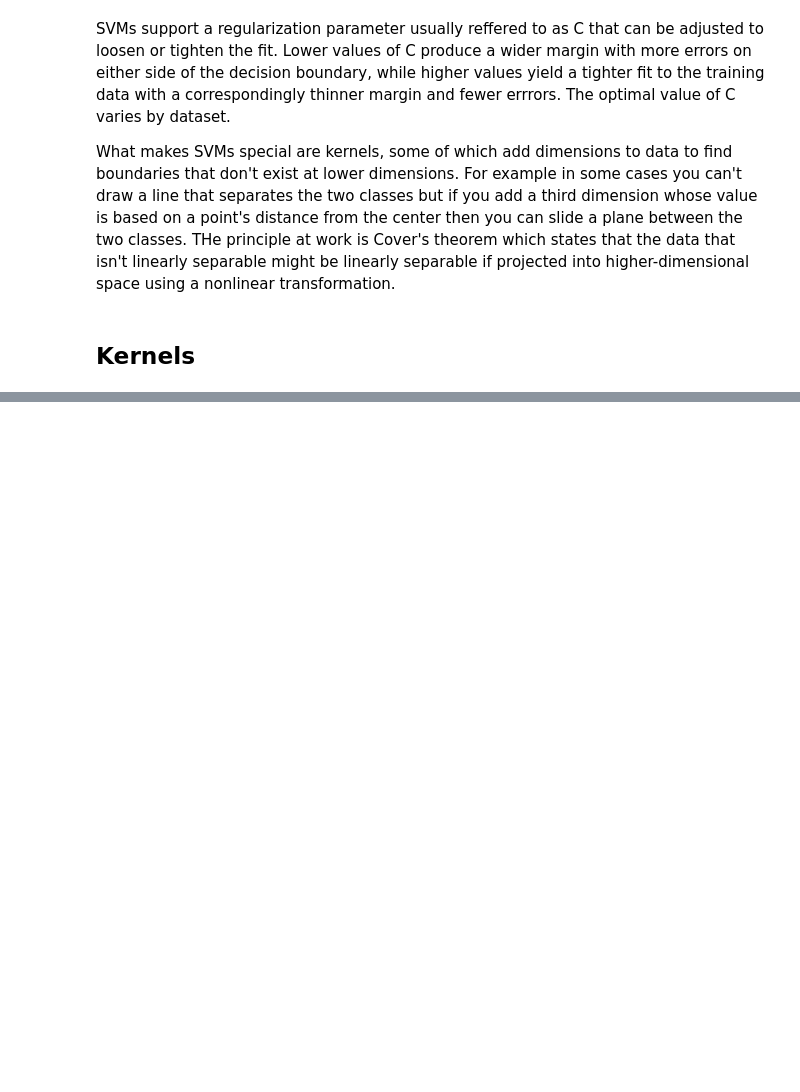
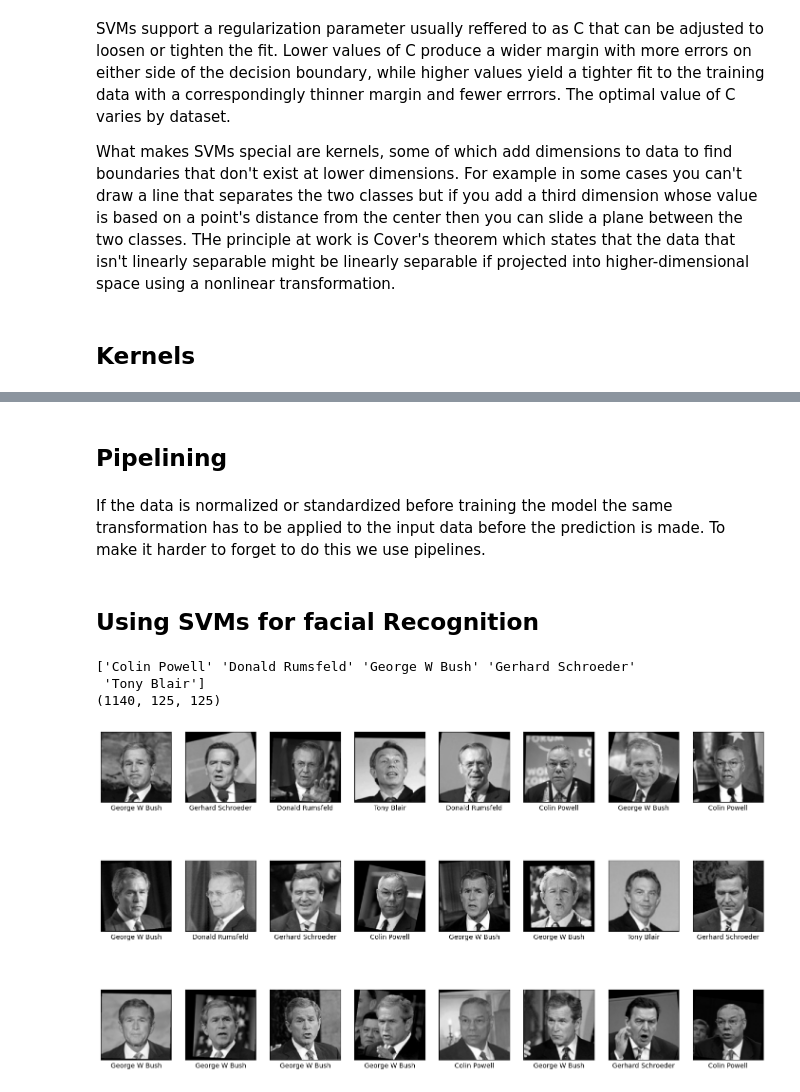
Before and after one commit to bolicnikola/Applied-Machine-Learning-And-AI, a Jupyter notebook: Support_Vector_Machines.ipynb, the cells around one changed output, grey strips where cells are left out. Saved outputs shown, nothing was run; the diff lists cells and outputs as text; code cells hidden in the pictures; blank space fills up the shorter version.

Commit message:
Facial recognition with SVMs using gridsearch and data normalization to Support_Vector_Machines notebook

```diff
--- a/Support_Vector_Machines.ipynb
+++ b/Support_Vector_Machines.ipynb
@@ -64,0 +76,27 @@ The RBF kernel didn't add a z to every x and y, it effectively projected the dat
+# %% [markdown]
+## Pipelining
+# %% [markdown]
+If the data is normalized or standardized before training the model the same transformation has to be applied to the input data before the prediction is made. To make it harder to forget to do this we use pipelines.
+# %% [markdown]
+## Using SVMs for facial Recognition
+# %%
+import pandas as pd
+from sklearn.datasets import fetch_lfw_people
+
+faces = fetch_lfw_people(min_faces_per_person=100, slice_=None)
+faces.Images = faces.images[:, 35:97, 39:86]
+faces.data = faces.images.reshape(faces.images.shape[0], faces.images.shape[1] * faces.images.shape[2])
+
+print(faces.target_names)
+print(faces.images.shape)
+# %% [output]
+['Colin Powell' 'Donald Rumsfeld' 'George W Bush' 'Gerhard Schroeder'
+ 'Tony Blair']
+(1140, 125, 125)
+# %%
+fig, ax = plt.subplots(3, 8, figsize=(18,10))
+for i, axi in enumerate(ax.flat):
+    axi.imshow(faces.images[i], cmap='gist_gray')
+    axi.set(xticks=[], yticks=[], xlabel=faces.target_names[faces.target[i]])
+# %% [output]
+[figure, added]
```
Also changed, not shown: parts of 17 cells of this notebook.
